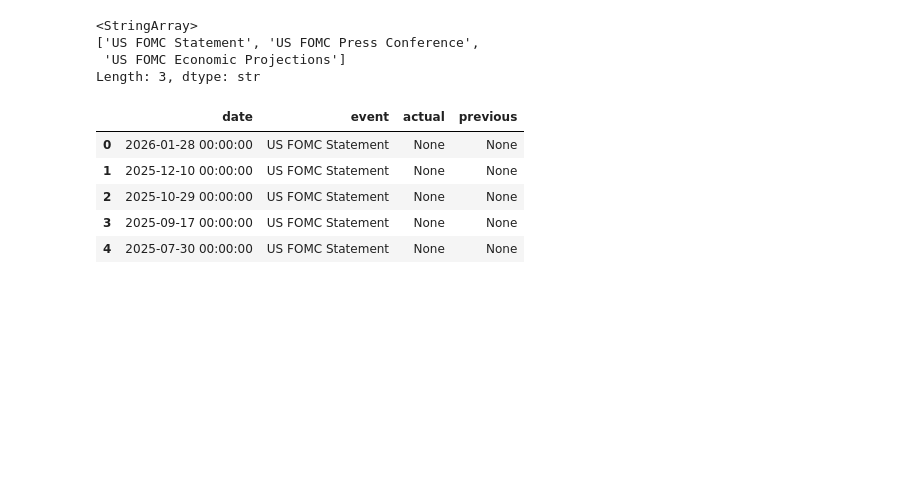
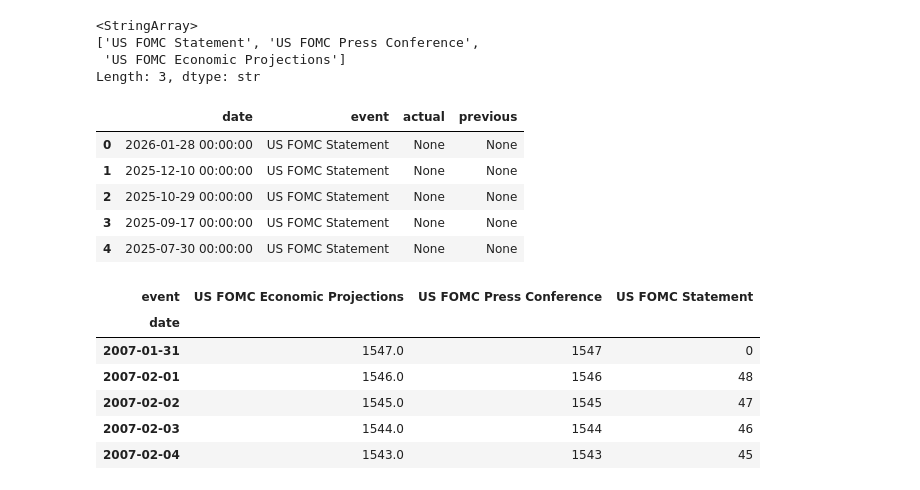
Before and after one commit to iagorivadulla/Market-Regime-ML-Meta-Labeling-System, a Jupyter notebook: data/interim/testing.ipynb, the cells around one changed output. Saved outputs shown, nothing was run; the diff lists cells and outputs as text; code cells hidden in the pictures; blank space fills up the shorter version.

Commit message:
data events countdown

```diff
--- a/data/interim/testing.ipynb
+++ b/data/interim/testing.ipynb
@@ -283,3 +283,42 @@ events_no_data.head()
 | 2 | 2025-10-29 00:00:00 | US FOMC Statement | None | None |
 | 3 | 2025-09-17 00:00:00 | US FOMC Statement | None | None |
 | 4 | 2025-07-30 00:00:00 | US FOMC Statement | None | None |
+# %%
+'''
+here we need to make a new col to calculate the next day of event
+'''
+
+#creates a new col for the event day
+events_no_data['event_date'] = events_no_data['date']
+
+#pivots one col for event
+df_pivot = events_no_data.pivot_table(index='event_date',
+                                columns='event',
+                                values='event_date',
+                                aggfunc='first')
+
+#creates a diary index for range
+first_date = df_pivot.index.min()
+last_date = df_pivot.index.max()
+diary_index = pd.date_range(start=first_date, end=last_date, freq='D')
+
+#reindex to include all days
+df_diary = df_pivot.reindex(diary_index)
+
+#backfill the dates
+future_dates = df_diary.bfill()
+
+#calculates the countdown for every date
+df_countdown = future_dates.apply(lambda x: (x - future_dates.index).dt.days)
+
+df_countdown.index.name = 'date'
+
+df_countdown.head()
+# %% [output]
+| event | US FOMC Economic Projections | US FOMC Press Conference | US FOMC Statement |
+| date |  |  |  |
+| 2007-01-31 | 1547.0 | 1547 | 0 |
+| 2007-02-01 | 1546.0 | 1546 | 48 |
+| 2007-02-02 | 1545.0 | 1545 | 47 |
+| 2007-02-03 | 1544.0 | 1544 | 46 |
+| 2007-02-04 | 1543.0 | 1543 | 45 |
```
